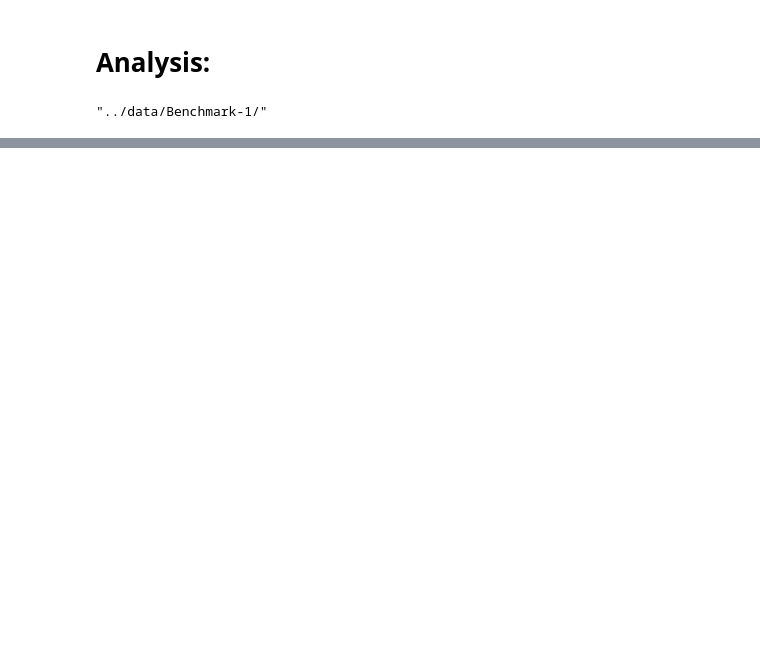
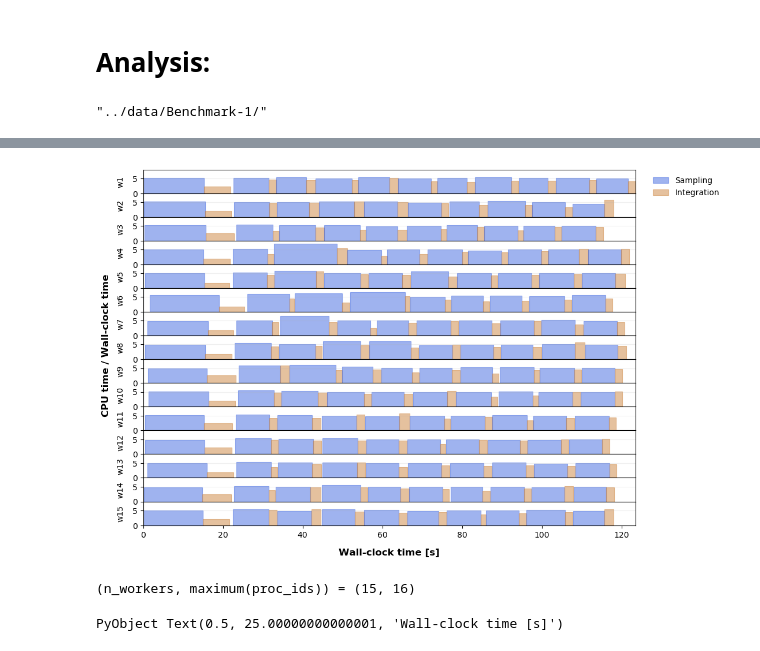
Before and after one commit to VasylHafych/Parallel_Sampling, a Jupyter notebook: notebooks/4-Analysis.ipynb, the cells around one changed output, grey strips where cells are left out. Saved outputs shown, nothing was run; the diff lists cells and outputs as text; code cells hidden in the pictures; blank space fills up the shorter version.

```diff
--- a/notebooks/4-Analysis.ipynb
+++ b/notebooks/4-Analysis.ipynb
@@ -479,0 +348,10 @@ PyObject <matplotlib.legend.Legend object at 0x...>
+# %%
+csvfile = CSV.File(path .* names_1[4])
+tt = Table(csvfile)
+table = convert_to_typed_table(tt);
+# %%
+plot_separated_timeline(table, figsize=(11,8))
+# %% [output]
+[figure, added]
+(n_workers, maximum(proc_ids)) = (15, 16)
+PyObject Text(0.5, 25.00000000000001, 'Wall-clock time [s]')
```
Also changed, not shown: parts of 80 cells of this notebook, 2 other files.
